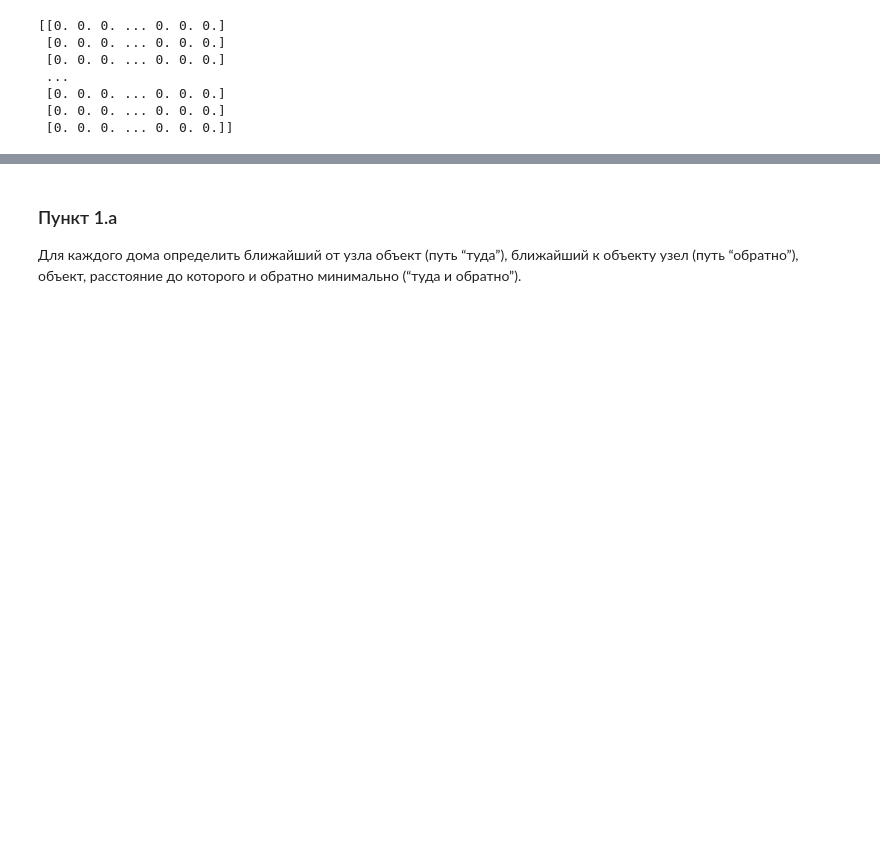
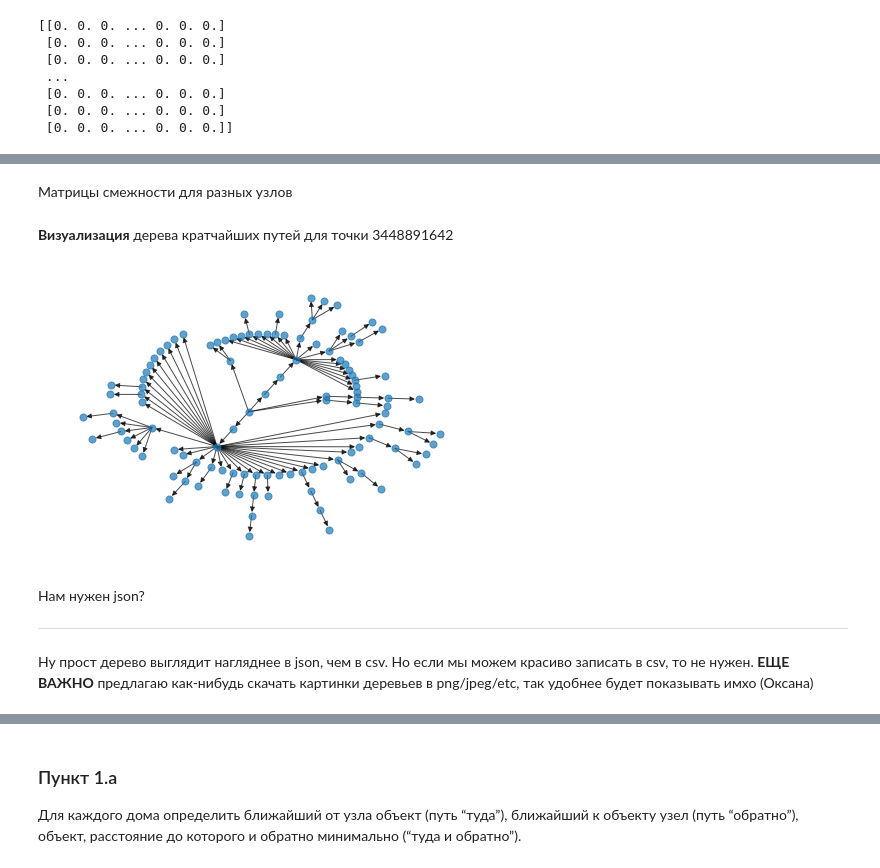
Before and after one commit to oksanamda/OSM-Graphs, a Jupyter notebook: python-things/mygraphs.ipynb, the cells around one changed output, grey strips where cells are left out. Saved outputs shown, nothing was run; the diff lists cells and outputs as text; code cells hidden in the pictures; blank space fills up the shorter version.

```diff
--- a/python-things/mygraphs.ipynb
+++ b/python-things/mygraphs.ipynb
@@ -252,6 +302,5 @@ print(nodes_list[0])
 # %%
-# если нет кратчайшего пути, то ставим очень большое число
-for i in range(len(new_nodes)):
-    for j in range(len(new_nodes)):
-        if short_path_matrix[i][j] == 0 and i!=j:
-            short_path_matrix[i][j] = 10**10
+  for i in range(N+M):
+    tree = small_tree_dict[new_nodes[i]]
+    for j in range(N+M):
+        short_path_matrix[i][j] = tree[new_nodes[j]]['dist']
@@ -277,0 +323,6 @@ def find_short_path(pred_dict, index_a, index_b):
+# %%
+# ставим вместо 0 - 10**10
+for i in range(len(new_nodes)):
+    for j in range(len(new_nodes)):
+        if short_path_matrix[i][j] == 0:
+            short_path_matrix[i][j] = 10**10
@@ -278 +362,41 @@ def find_short_path(pred_dict, index_a, index_b):
+# %% [markdown]
+Матрицы смежности для разных узлов
+# %%
+# сделать матрицу смежности из получившихся деревьев
+
+def make_adj_m (tree, nodes):
+  adjancecy_m = np.zeros((110, 110))
+  for node in nodes:
+    for child, dlina in tree[node]:
+      adjancecy_m[np.where(nodes == node)[0][0]][np.where(nodes == child)[0][0]] = dlina
+  return adjancecy_m
+# %%
+# можно сделать и скачать все матрицы смежности
+
+adjancecy_m_dict = {}
+
+for node in new_nodes:
+  tree = tree_dict[node]
+  adjancecy_m = make_adj_m (tree, new_nodes)
+  adjancecy_m_dict[node] = adjancecy_m.copy()
+  adjancecy_m_pd = pd.DataFrame(data = adjancecy_m, index = new_nodes, columns = new_nodes)
+  #adjancecy_m_pd.to_csv('adjancecy_m_'+str(new_nodes[100])) #не хочу качать сейчас
+# %% [markdown]
+**Визуализация** дерева кратчайших путей для точки 3448891642
+# %%
+small_adjancecy = adjancecy_m_dict[new_nodes[0]]
+
+new_G = nx.from_numpy_matrix(small_adjancecy, create_using = nx.DiGraph)
+
+# рисую граф
+from networkx.drawing.nx_pydot import graphviz_layout
+pos = graphviz_layout(new_G, prog='twopi')
+nx.draw(new_G, pos, node_size = 50, alpha = 0.7)
+# %% [output]
+[figure, added]
+# %% [markdown]
+Нам нужен json?
+
+---
+Ну прост дерево выглядит нагляднее в json, чем в csv. Но если мы можем красиво записать в csv, то не нужен. **ЕЩЕ ВАЖНО** предлагаю как-нибудь скачать картинки деревьев в png/jpeg/etс, так удобнее будет показывать имхо (Оксана)
 # %%
```
Also changed, not shown: parts of 65 cells of this notebook.
